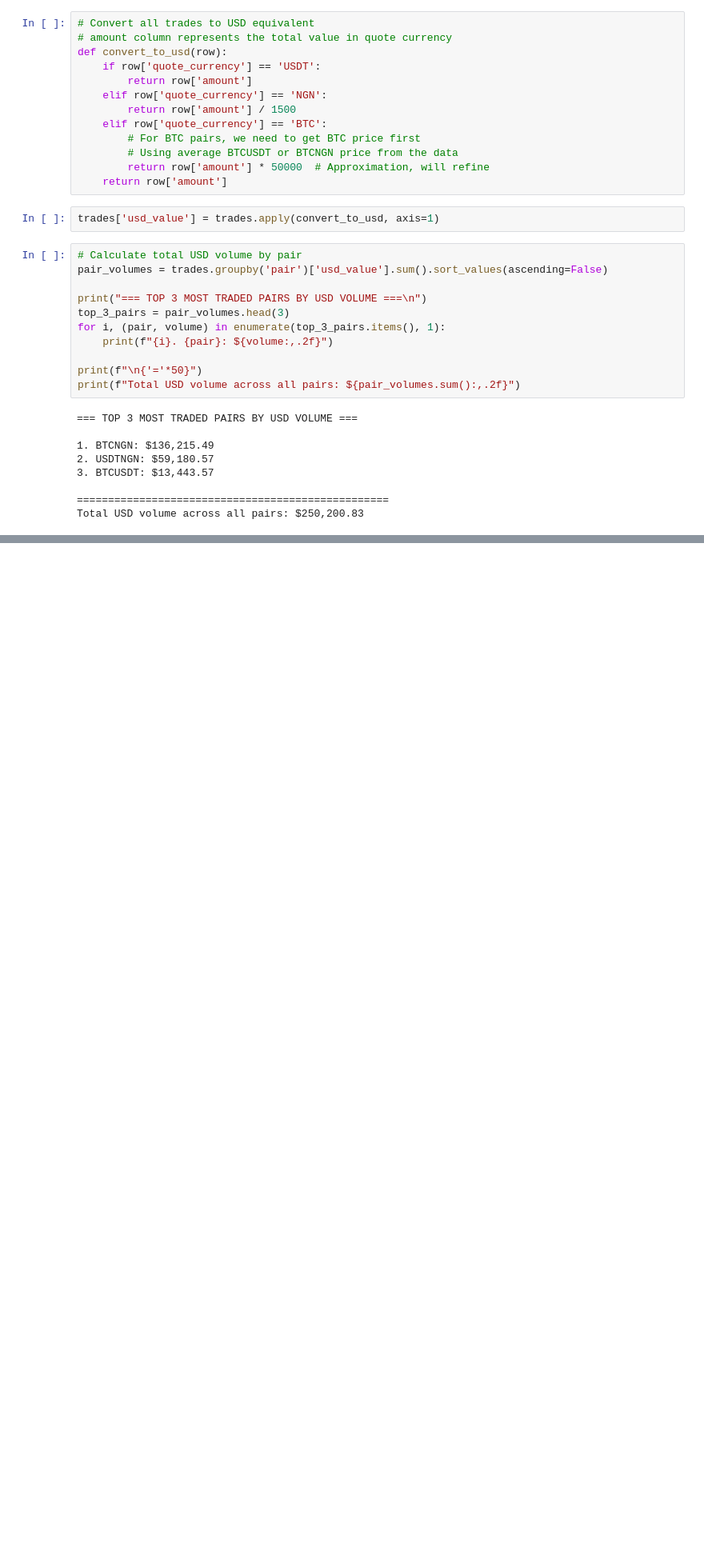
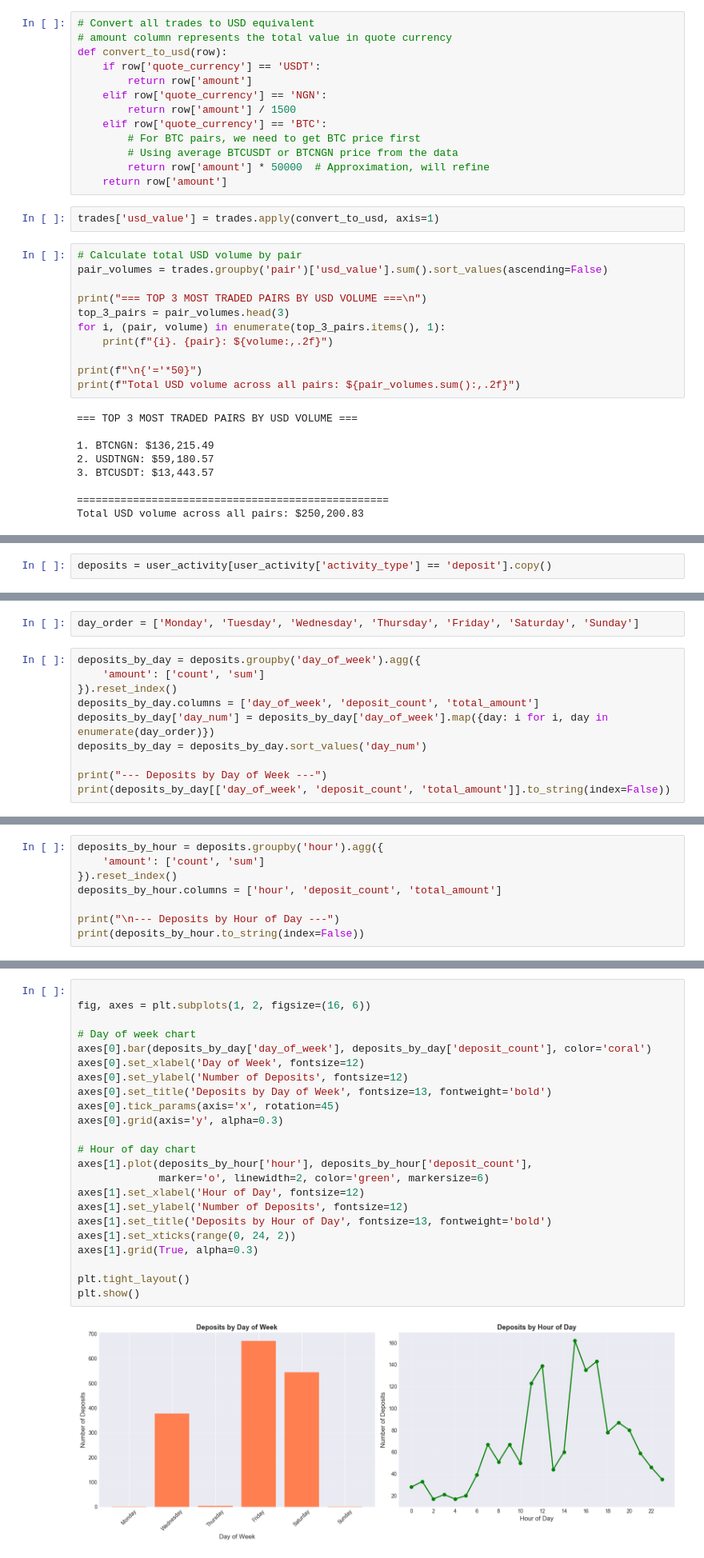
Before and after one commit to Gbolahan43/fraud-detection-system, a Jupyter notebook: analysis.ipynb, the cells around one changed output, grey strips where cells are left out. Shown at 80% size. Cells and saved outputs as stored; diff of their text form; blank space fills up the shorter version.

```diff
--- a/analysis.ipynb
+++ b/analysis.ipynb
@@ -132,0 +238,2 @@ Total USD volume across all pairs: $250,200.83
+# %%
+deposits = user_activity[user_activity['activity_type'] == 'deposit'].copy()
@@ -132,0 +244,12 @@ Total USD volume across all pairs: $250,200.83
+# %%
+day_order = ['Monday', 'Tuesday', 'Wednesday', 'Thursday', 'Friday', 'Saturday', 'Sunday']
+# %%
+deposits_by_day = deposits.groupby('day_of_week').agg({
+    'amount': ['count', 'sum']
+}).reset_index()
+deposits_by_day.columns = ['day_of_week', 'deposit_count', 'total_amount']
+deposits_by_day['day_num'] = deposits_by_day['day_of_week'].map({day: i for i, day in enumerate(day_order)})
+deposits_by_day = deposits_by_day.sort_values('day_num')
+
+print("--- Deposits by Day of Week ---")
+print(deposits_by_day[['day_of_week', 'deposit_count', 'total_amount']].to_string(index=False))
@@ -132,0 +265,8 @@ Total USD volume across all pairs: $250,200.83
+# %%
+deposits_by_hour = deposits.groupby('hour').agg({
+    'amount': ['count', 'sum']
+}).reset_index()
+deposits_by_hour.columns = ['hour', 'deposit_count', 'total_amount']
+
+print("\n--- Deposits by Hour of Day ---")
+print(deposits_by_hour.to_string(index=False))
@@ -132,0 +306,25 @@ Total USD volume across all pairs: $250,200.83
+# %%
+
+fig, axes = plt.subplots(1, 2, figsize=(16, 6))
+
+# Day of week chart
+axes[0].bar(deposits_by_day['day_of_week'], deposits_by_day['deposit_count'], color='coral')
+axes[0].set_xlabel('Day of Week', fontsize=12)
+axes[0].set_ylabel('Number of Deposits', fontsize=12)
+axes[0].set_title('Deposits by Day of Week', fontsize=13, fontweight='bold')
+axes[0].tick_params(axis='x', rotation=45)
+axes[0].grid(axis='y', alpha=0.3)
+
+# Hour of day chart
+axes[1].plot(deposits_by_hour['hour'], deposits_by_hour['deposit_count'],
+             marker='o', linewidth=2, color='green', markersize=6)
+axes[1].set_xlabel('Hour of Day', fontsize=12)
+axes[1].set_ylabel('Number of Deposits', fontsize=12)
+axes[1].set_title('Deposits by Hour of Day', fontsize=13, fontweight='bold')
+axes[1].set_xticks(range(0, 24, 2))
+axes[1].grid(True, alpha=0.3)
+
+plt.tight_layout()
+plt.show()
+# %% [output]
+[figure, added]
```
Also changed, not shown: parts of 36 cells of this notebook.
